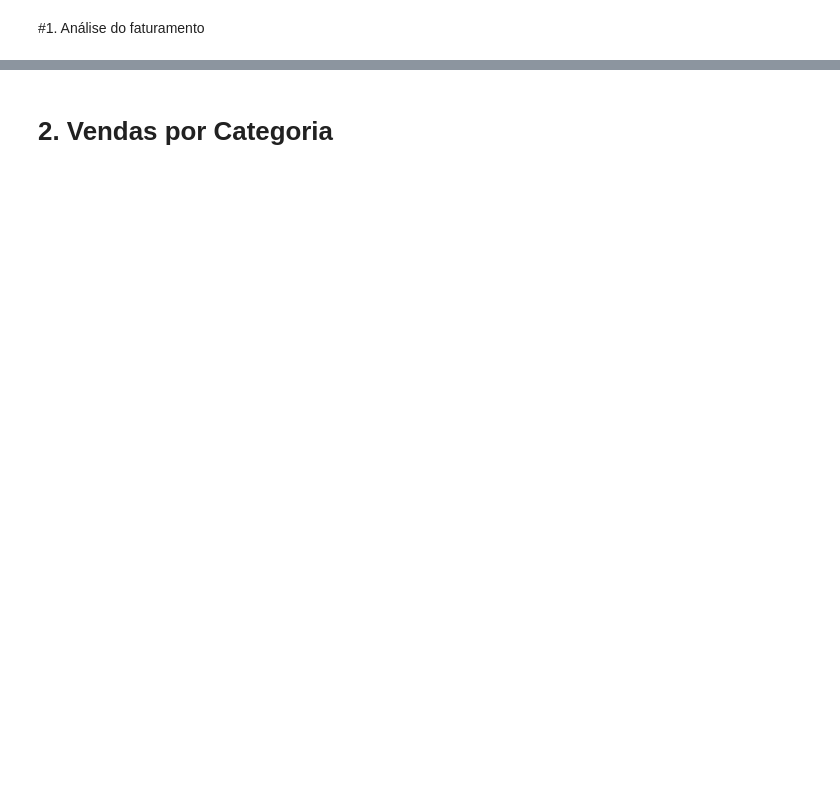
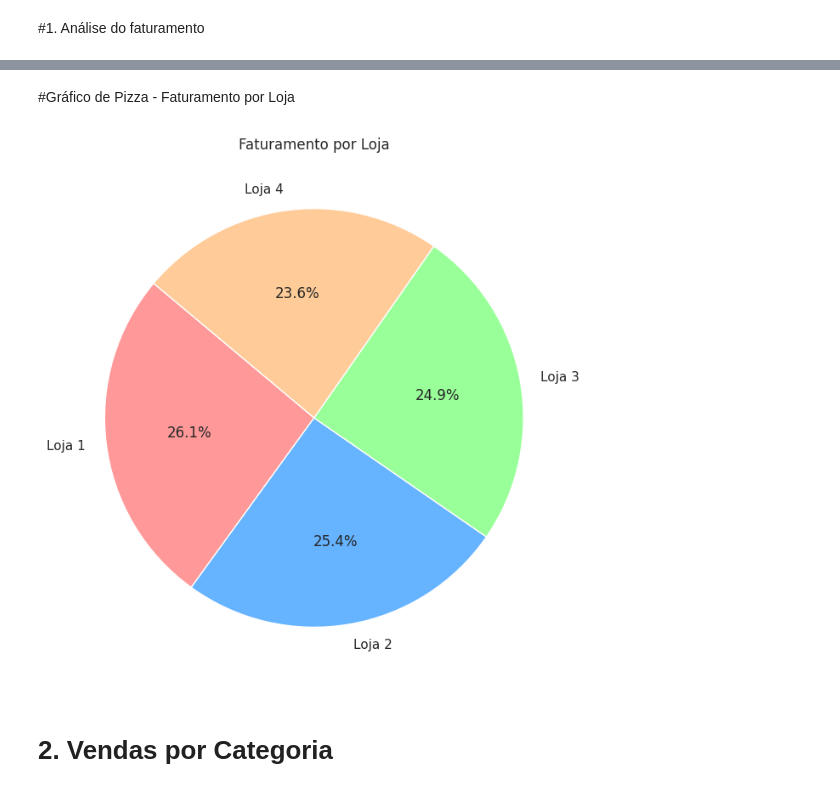
Before and after one commit to devphillipe/resolucao-challenge-alura-store, a Jupyter notebook: Resolução_Challenge_Alura_Store.ipynb, the cells around one changed output, grey strips where cells are left out. Cells and saved outputs as stored; diff of their text form; code cells hidden in the pictures; blank space fills up the shorter version.

```diff
--- a/Resolução_Challenge_Alura_Store.ipynb
+++ b/Resolução_Challenge_Alura_Store.ipynb
@@ -26,2 +28,26 @@ loja.head()
 # %% [markdown]
 #1. Análise do faturamento
+# %%
+import pandas as pd
+
+# URLs dos arquivos CSV
+files = [
+    ("https://raw.githubusercontent.com/alura-es-cursos/challenge1-data-science/refs/heads/main/base-de-dados-challenge-1/loja_1.csv", "Loja 1"),
+    ("https://raw.githubusercontent.com/alura-es-cursos/challenge1-data-science/refs/heads/main/base-de-dados-challenge-1/loja_2.csv", "Loja 2"),
+    ("https://raw.githubusercontent.com/alura-es-cursos/challenge1-data-science/refs/heads/main/base-de-dados-challenge-1/loja_3.csv", "Loja 3"),
+    ("https://raw.githubusercontent.com/alura-es-cursos/challenge1-data-science/refs/heads/main/base-de-dados-challenge-1/loja_4.csv", "Loja 4")
+]
+
+# Lista para armazenar os DataFrames
+dataframes = []
+
+# Ler os arquivos e adicionar ID e nome da loja
+for idx, (url, loja_nome) in enumerate(files, start=1):
+    df = pd.read_csv(url)
+    df["ID_Loja"] = idx
+    df["Nome_Loja"] = loja_nome
+    dataframes.append(df)
+
+# Concatenar os dados em um único DataFrame
+df_consolidado = pd.concat(dataframes, ignore_index=True)
+df_consolidado.head()
@@ -27,0 +61,11 @@ loja.head()
+# %%
+# Calcular o faturamento de cada loja (preço + frete)
+df_consolidado["Faturamento"] = df_consolidado["Preço"] + df_consolidado["Frete"]
+
+# Agrupar por loja e somar o faturamento
+faturamento_lojas = df_consolidado.groupby(["ID_Loja", "Nome_Loja"])["Faturamento"].sum().reset_index()
+
+# Formatar para moeda BRL
+faturamento_lojas["Faturamento (BRL)"] = faturamento_lojas["Faturamento"].apply(lambda x: f"R$ {x:,.2f}".replace(",", "X").replace(".", ",").replace("X", "."))
+
+faturamento_lojas[["ID_Loja", "Nome_Loja", "Faturamento (BRL)"]]
@@ -28,2 +78,12 @@ loja.head()
+# %% [markdown]
+#Gráfico de Pizza - Faturamento por Loja
+# %%
+# Gráfico de Pizza - Faturamento por Loja
+plt.figure(figsize=(8, 8))
+plt.pie(faturamento_lojas["Faturamento"], labels=faturamento_lojas["Nome_Loja"], autopct='%1.1f%%', startangle=140, colors=['#ff9999','#66b3ff','#99ff99','#ffcc99'])
+plt.title('Faturamento por Loja')
+plt.show()
+# %% [output]
+[figure, added]
 # %% [markdown]
 # 2. Vendas por Categoria
```
Also changed, not shown: parts of 14 cells of this notebook.
